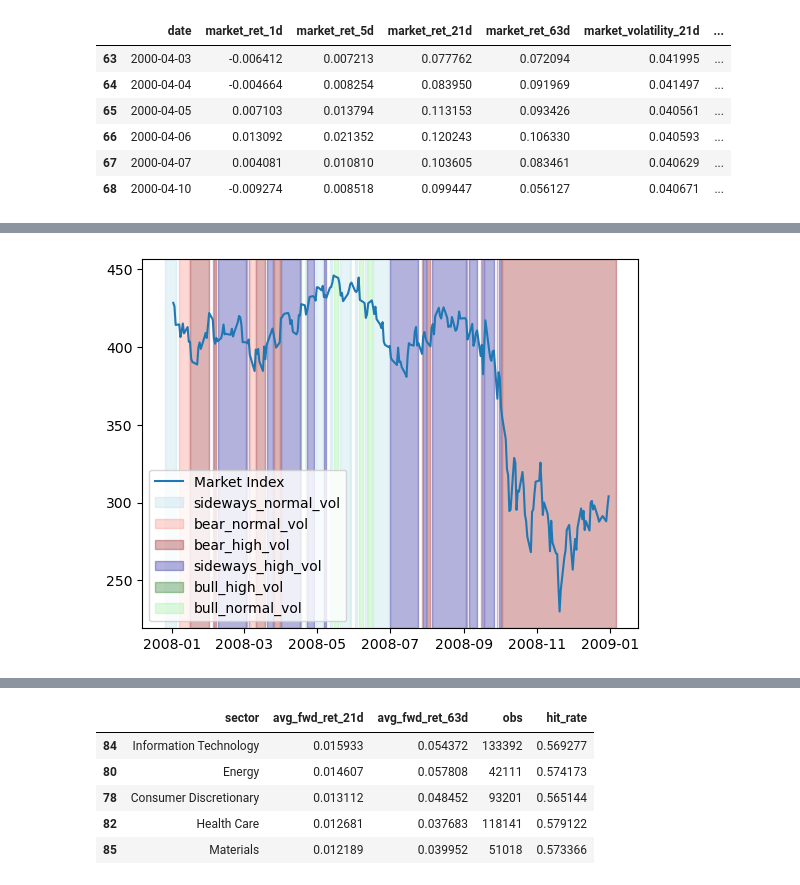
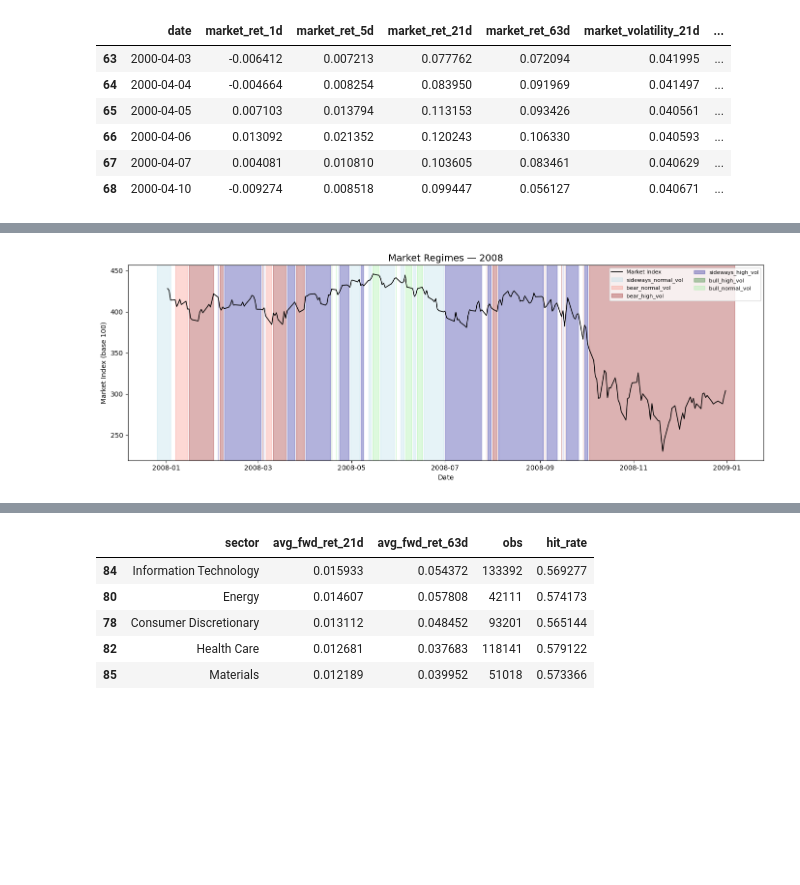
Before and after one commit to ediaz-usf/SP500-Analysis-Project, a Jupyter notebook: S&P_Analysis.ipynb, the cells around one changed output, grey strips where cells are left out. Cells and saved outputs as stored; diff of their text form; code cells hidden in the pictures; blank space fills up the shorter version.

```diff
--- a/S&P_Analysis.ipynb
+++ b/S&P_Analysis.ipynb
@@ -363,70 +303,53 @@ market[63:69]
 # %%
 # Regime timeline chart
-
-# Build market cumulative index from returns
 market["market_index"] = 100 * (1 + market["market_ret_1d"]).cumprod()
 
-# Create a DataFrame for plotting regimes over time
 plot_df = market[["date", "market_index", "combined_regime"]].dropna().sort_values("date").reset_index(drop=True)
 
-plot_df['changed'] = plot_df['combined_regime'].ne(plot_df['combined_regime'].shift())
+plot_df['changed']    = plot_df['combined_regime'].ne(plot_df['combined_regime'].shift())
 plot_df['segment_id'] = plot_df['changed'].cumsum()
+plot_df['start_date'] = plot_df.groupby('segment_id')['date'].transform('first')
+plot_df['end_date']   = plot_df.groupby('segment_id')['date'].transform('last')
 
-plot_df['start_date'] = plot_df.groupby('segment_id')['date'].transform('first')
-plot_df['end_date'] = plot_df.groupby('segment_id')['date'].transform('last')
-
-# Create a DataFrame to hold the segments
 segments = plot_df.drop_duplicates('segment_id')[['segment_id', 'combined_regime', 'start_date', 'end_date']]
 
-# Visualize regimes with different colors
 colors = {
-    'bull_low_vol': 'green',
-    'bull_normal_vol': 'lightgreen',
-    'bull_high_vol': 'darkgreen',
-    'bear_low_vol': 'red',
-    'bear_normal_vol': 'salmon',
-    'bear_high_vol': 'darkred',
-    'sideways_low_vol': 'blue',
-    'sideways_normal_vol': 'lightblue',
-    'sideways_high_vol': 'darkblue'
+    'bull_low_vol':       'green',
+    'bull_normal_vol':    'lightgreen',
+    'bull_high_vol':      'darkgreen',
+    'bear_low_vol':       'red',
+    'bear_normal_vol':    'salmon',
+    'bear_high_vol':      'darkred',
+    'sideways_low_vol':   'blue',
+    'sideways_normal_vol':'lightblue',
+    'sideways_high_vol':  'darkblue'
 }
 
-# filter for certain dates to avoid overcrowding the chart
+# Filter to 2008 for a focused view
 zoom_start = pd.to_datetime('2008-01-01')
-zoom_end = pd.to_datetime('2008-12-31')
+zoom_end   = pd.to_datetime('2008-12-31')
+zoom_df    = plot_df[(plot_df['date'] >= zoom_start) & (plot_df['date'] <= zoom_end)]
+zoom_segments = segments[
+    (segments.start_date <= zoom_end) &
+    (segments.end_date   >= zoom_start)
+]
 
-zoom_df = plot_df[(plot_df['date'] >= zoom_start) & (plot_df['date'] <= zoom_end)]
-zoom_segments = segments[
-     (segments.start_date <= zoom_end) &
-     (segments.end_date >= zoom_start)
-     ]
-
-plt.figure()
-plt.plot(zoom_df['date'], zoom_df['market_index'], label='Market Index')
-
-
+fig, ax = plt.subplots(figsize=(14, 5))
+ax.plot(zoom_df['date'], zoom_df['market_index'], color='black', linewidth=1.2, label='Market Index')
 
 seen_regimes = set()
+for _, segment in zoom_segments.iterrows():
+    regime = segment['combined_regime']
+    color  = colors.get(regime, 'gray')
+    label  = regime if regime not in seen_regimes else None
+    ax.axvspan(segment['start_date'], segment['end_date'], color=color, alpha=0.3, label=label)
+    seen_regimes.add(regime)
 
-for index, segment in zoom_segments.iterrows():
-
-        start_date = segment['start_date']
-        end_date = segment['end_date']
-        regime = segment['combined_regime']
-        color = colors.get(regime, 'gray')  # default to gray if regime not in colors dict
-
-        if regime not in seen_regimes:
-            plt.axvspan(xmin=start_date, xmax=end_date, color=color, alpha=0.3, label=regime)
-        else:
-            plt.axvspan(xmin=start_date, xmax=end_date, color=color, alpha=0.3)
-
-        seen_regimes.add(regime) # add regime to seen set after plotting to ensure it gets a label only the first time it appears
-
-
-plt.legend()
+ax.set_title('Market Regimes — 2008', fontsize=14)
+ax.set_xlabel('Date')
+ax.set_ylabel('Market Index (base 100)')
+ax.legend(loc='upper right', fontsize=8, ncol=2)
+plt.tight_layout()
 plt.show()
-
-
-print(list(seen_regimes))
 # %% [output]
-[figure, old version]
+[figure, new version]
```
Also changed, not shown: parts of 33 cells of this notebook.
